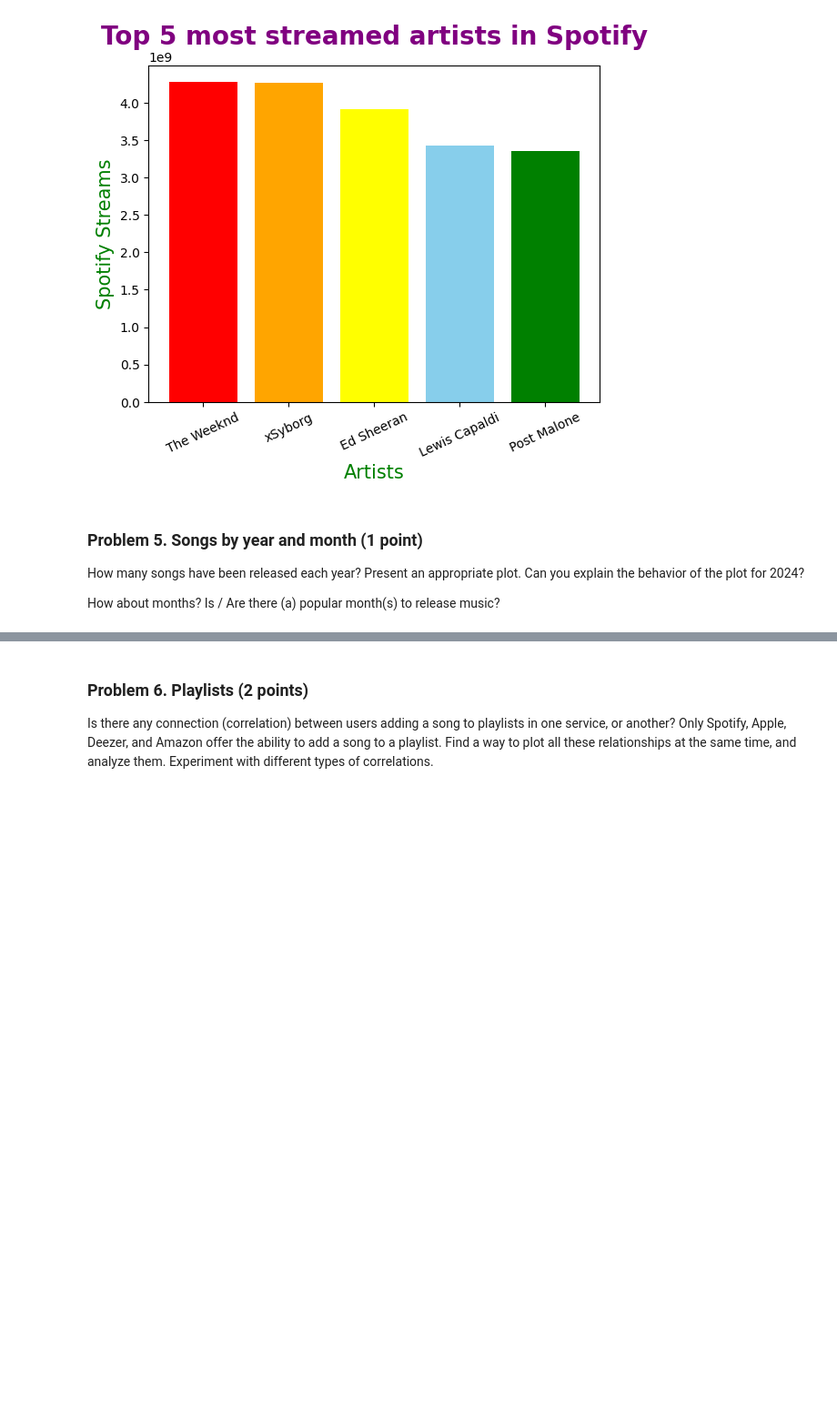
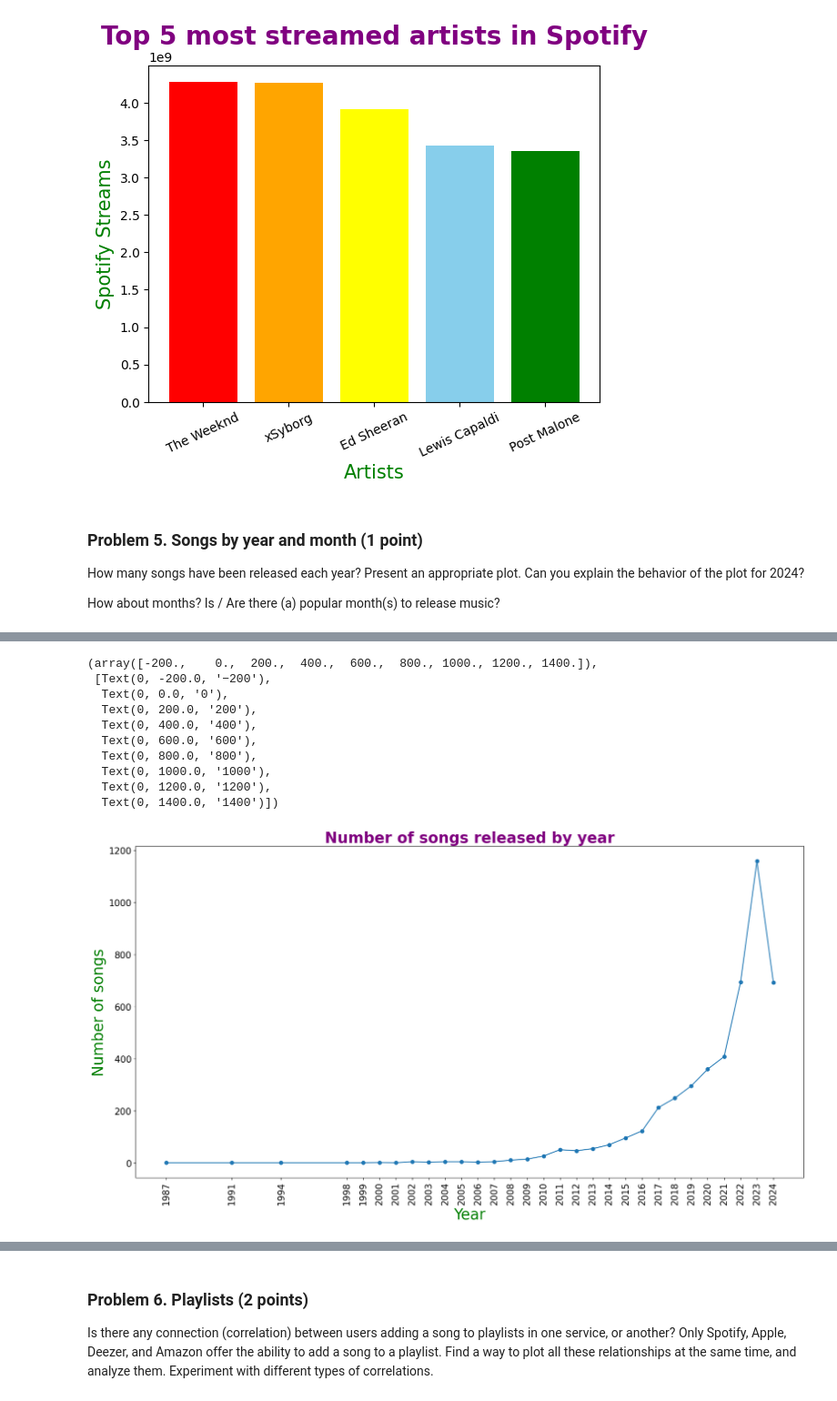
Before and after one commit to MurtadaAhmed/DataScience-Softuni, a Jupyter notebook: 5.Data Visualization. Exploratory Data Analysis/Data Visualization and EDA Lab.ipynb, the cells around one changed output, grey strips where cells are left out. Shown: that part at 91% size. Drawn from its saved outputs; the diff is of its cells as text; code cells hidden in the pictures; blank space fills up the shorter version.

```diff
--- a/5.Data Visualization. Exploratory Data Analysis/Data Visualization and EDA Lab.ipynb
+++ b/5.Data Visualization. Exploratory Data Analysis/Data Visualization and EDA Lab.ipynb
@@ -230,3 +230,6 @@ Text(0, 0.5, 'Spotify Streams')
 How many songs have been released each year? Present an appropriate plot. Can you explain the behavior of the plot for 2024?
 
 How about months? Is / Are there (a) popular month(s) to release music?
+# %%
+data_edited.release_date = pd.to_datetime(data_edited.release_date)
+data_edited.dtypes
@@ -232,0 +254,2 @@ How about months? Is / Are there (a) popular month(s) to release music?
+# %%
+data_edited["year"] = data_edited.release_date.dt.year
@@ -232,0 +286,2 @@ How about months? Is / Are there (a) popular month(s) to release music?
+# %%
+data_edited["month"] = data_edited.release_date.dt.month
@@ -232,0 +358,20 @@ How about months? Is / Are there (a) popular month(s) to release music?
+# %%
+plt.figure(figsize=(20, 10))
+plt.plot(data_edited.year.value_counts().sort_index(), marker="o")
+plt.title("Number of songs released by year", fontsize=25, color="purple", fontweight="bold")
+plt.xlabel("Year", fontsize=25, color="green")
+plt.ylabel("Number of songs", fontsize=25, color="green")
+plt.xticks(data_edited['year'].value_counts().sort_index().index, rotation=90, fontsize=15)
+plt.yticks(fontsize=15)
+# %% [output]
+(array([-200.,    0.,  200.,  400.,  600.,  800., 1000., 1200., 1400.]),
+ [Text(0, -200.0, '−200'),
+  Text(0, 0.0, '0'),
+  Text(0, 200.0, '200'),
+  Text(0, 400.0, '400'),
+  Text(0, 600.0, '600'),
+  Text(0, 800.0, '800'),
+  Text(0, 1000.0, '1000'),
+  Text(0, 1200.0, '1200'),
+  Text(0, 1400.0, '1400')])
+[figure, added]
```
Also changed, not shown: parts of 28 cells of this notebook, 1 other file.
